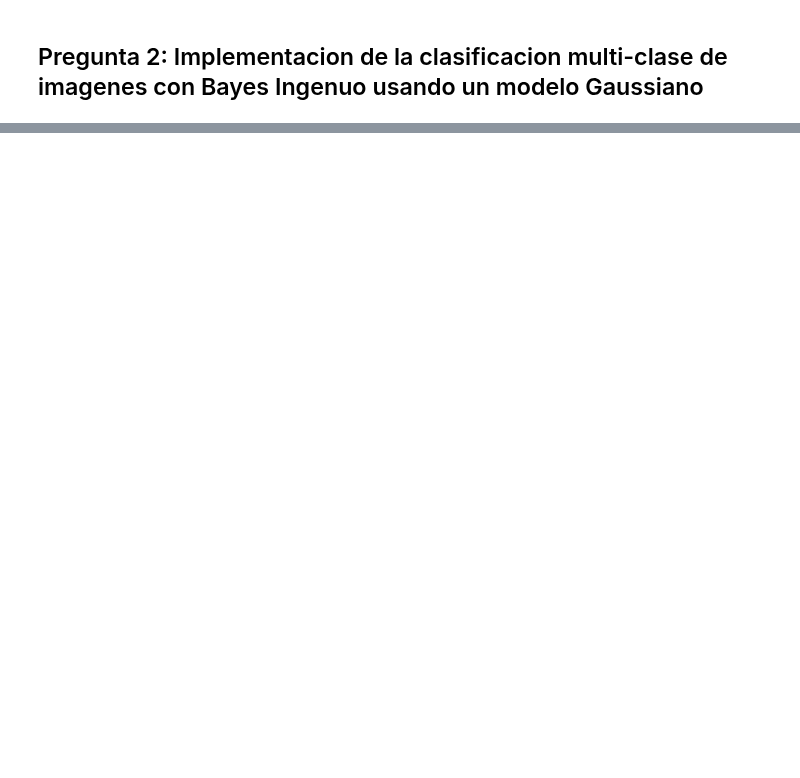
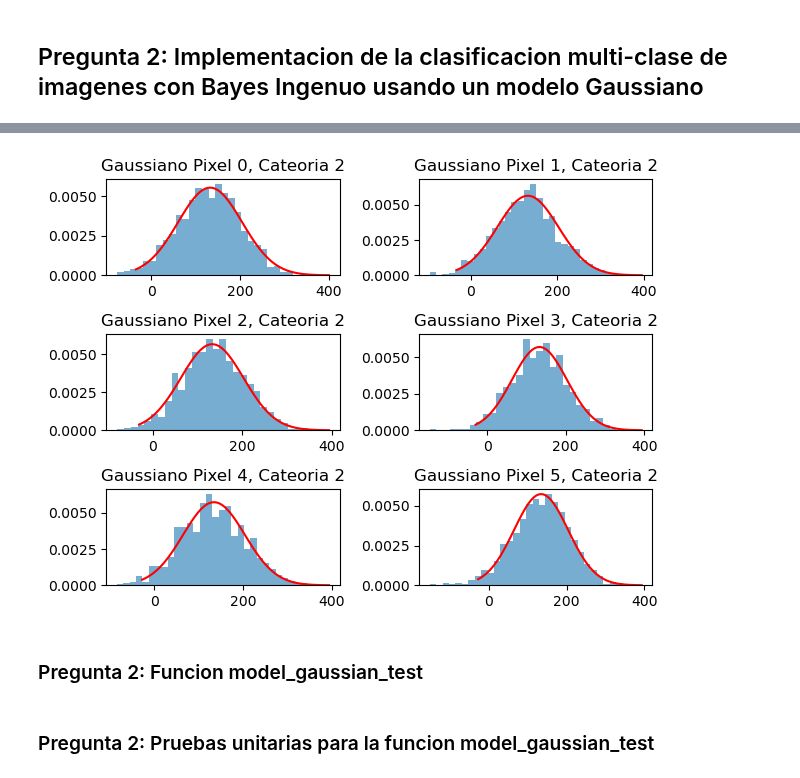
Before and after one commit to YoksanVC/TEC_DataScienceCert, a Jupyter notebook: Module_3_Estadistica_CienciaDatos/Trabajo_Practico_1_Bayes/TrabajoPractico1_Bayes.ipynb, the cells around one changed output, grey strips where cells are left out. Drawn from its saved outputs; the diff is of its cells as text; code cells hidden in the pictures; blank space fills up the shorter version.

```diff
--- a/Module_3_Estadistica_CienciaDatos/Trabajo_Practico_1_Bayes/TrabajoPractico1_Bayes.ipynb
+++ b/Module_3_Estadistica_CienciaDatos/Trabajo_Practico_1_Bayes/TrabajoPractico1_Bayes.ipynb
@@ -534,0 +694,53 @@ La media de la tasa de aciertos es de 10.259%, y la desviacion estandar es de 0.
+# %%
+# Calculo de las funciones de densidad gaussianas y los histogramas, Categoria 2, Pixel 0
+hist0_c2,points0_c2,pdf0_c2 = pdf_hist_objects(Mu_d_k[0,2], Sigma_d_k[0,2])
+
+# Calculo de las funciones de densidad gaussianas y los histogramas, Categoria 2, Pixel 1
+hist1_c2,points1_c2,pdf1_c2 = pdf_hist_objects(Mu_d_k[1,2], Sigma_d_k[1,2])
+
+# Calculo de las funciones de densidad gaussianas y los histogramas, Categoria 2, Pixel 2
+hist2_c2,points2_c2,pdf2_c2 = pdf_hist_objects(Mu_d_k[2,2], Sigma_d_k[2,2])
+
+# Calculo de las funciones de densidad gaussianas y los histogramas, Categoria 2, Pixel 3
+hist3_c2,points3_c2,pdf3_c2 = pdf_hist_objects(Mu_d_k[3,2], Sigma_d_k[3,2])
+
+# Calculo de las funciones de densidad gaussianas y los histogramas, Categoria 2, Pixel 4
+hist4_c2,points4_c2,pdf4_c2 = pdf_hist_objects(Mu_d_k[4,2], Sigma_d_k[4,2])
+
+# Calculo de las funciones de densidad gaussianas y los histogramas, Categoria 2, Pixel 5
+hist5_c2,points5_c2,pdf5_c2 = pdf_hist_objects(Mu_d_k[5,2], Sigma_d_k[5,2])
+# %%
+# Creando los histogramas para la categoria 2
+fig4, ((gauss1,gauss2),(gauss3,gauss4),(gauss5,gauss6)) = plt.subplots(nrows=3,ncols=2)
+
+# Ploteando los histogramas
+gauss1.hist(hist0_c2, bins=30, density=True, alpha=0.6, label='Histogram')
+gauss1.plot(points0_c2, pdf0_c2, color='r', label='Funcion Gaussiana')
+gauss1.set_title('Gaussiano Pixel 0, Cateoria 2')
+
+gauss2.hist(hist1_c2, bins=30, density=True, alpha=0.6, label='Histogram')
+gauss2.plot(points1_c2, pdf1_c2, color='r', label='Funcion Gaussiana')
+gauss2.set_title('Gaussiano Pixel 1, Cateoria 2')
+
+gauss3.hist(hist2_c2, bins=30, density=True, alpha=0.6, label='Histogram')
+gauss3.plot(points2_c2, pdf2_c2, color='r', label='Funcion Gaussiana')
+gauss3.set_title('Gaussiano Pixel 2, Cateoria 2')
+
+gauss4.hist(hist3_c2, bins=30, density=True, alpha=0.6, label='Histogram')
+gauss4.plot(points3_c2, pdf3_c2, color='r', label='Funcion Gaussiana')
+gauss4.set_title('Gaussiano Pixel 3, Cateoria 2')
+
+gauss5.hist(hist4_c2, bins=30, density=True, alpha=0.6, label='Histogram')
+gauss5.plot(points4_c2, pdf4_c2, color='r', label='Funcion Gaussiana')
+gauss5.set_title('Gaussiano Pixel 4, Cateoria 2')
+
+gauss6.hist(hist5_c2, bins=30, density=True, alpha=0.6, label='Histogram')
+gauss6.plot(points5_c2, pdf5_c2, color='r', label='Funcion Gaussiana')
+gauss6.set_title('Gaussiano Pixel 5, Cateoria 2')
+
+fig4.tight_layout()
+plt.show()
+# %% [output]
+[figure, added]
+# %% [markdown]
+### Pregunta 2: Funcion model_gaussian_test
@@ -534,0 +789,2 @@ La media de la tasa de aciertos es de 10.259%, y la desviacion estandar es de 0.
+# %% [markdown]
+### Pregunta 2: Pruebas unitarias para la funcion model_gaussian_test
```
Also changed, not shown: parts of 42 cells of this notebook.
